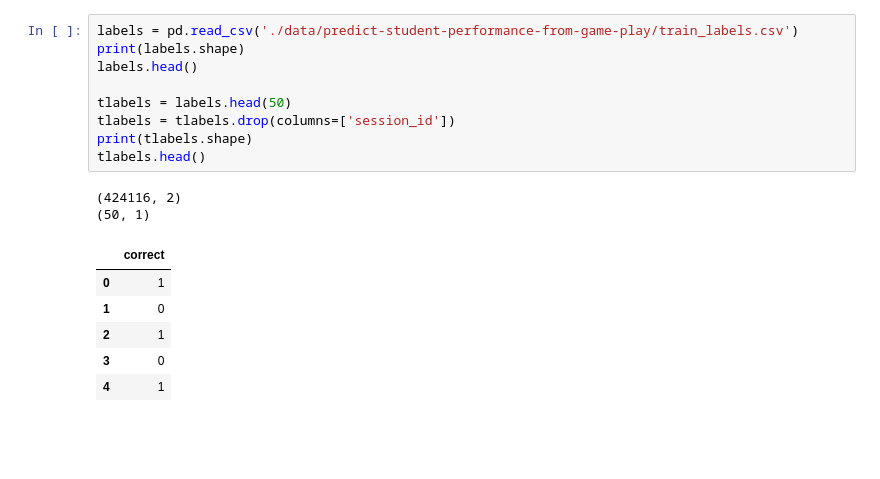
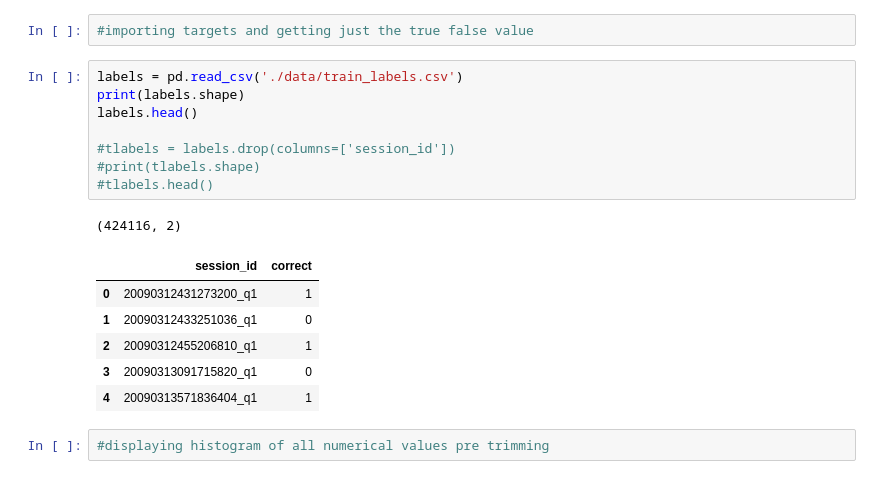
Before and after one commit to Sethmckbot/ML-Final-Project, a Jupyter notebook: MLfinal.ipynb, the cells around one changed output. Cells and saved outputs as stored; diff of their text form; blank space fills up the shorter version.

```diff
--- a/MLfinal.ipynb
+++ b/MLfinal.ipynb
@@ -20,21 +12,23 @@ merp.head()
+# %%
+#importing targets and getting just the true false value
 # %%
-labels = pd.read_csv('./data/predict-student-performance-from-game-play/train_labels.csv')
+labels = pd.read_csv('./data/train_labels.csv')
 print(labels.shape)
 labels.head()
 
-tlabels = labels.head(50)
-tlabels = tlabels.drop(columns=['session_id'])
-print(tlabels.shape)
-tlabels.head()
+#tlabels = labels.drop(columns=['session_id'])
+#print(tlabels.shape)
+#tlabels.head()
 # %% [output]
 (424116, 2)
-(50, 1)
-|  | correct |
-| 0 | 1 |
-| 1 | 0 |
-| 2 | 1 |
-| 3 | 0 |
-| 4 | 1 |
+|  | session_id | correct |
+| 0 | 20090312431273200_q1 | 1 |
+| 1 | 20090312433251036_q1 | 0 |
+| 2 | 20090312455206810_q1 | 1 |
+| 3 | 20090313091715820_q1 | 0 |
+| 4 | 20090313571836404_q1 | 1 |
+# %%
+#displaying histogram of all numerical values pre trimming
 # %%
 cols = ['session_id', 'index', 'elapsed_time', 'event_name', 'name', 'level', 'page',
             'room_coor_x', 'room_coor_y', 'screen_coor_x', 'screen_coor_y', 'hover_duration',
```
Also changed, not shown: parts of 17 cells of this notebook.
